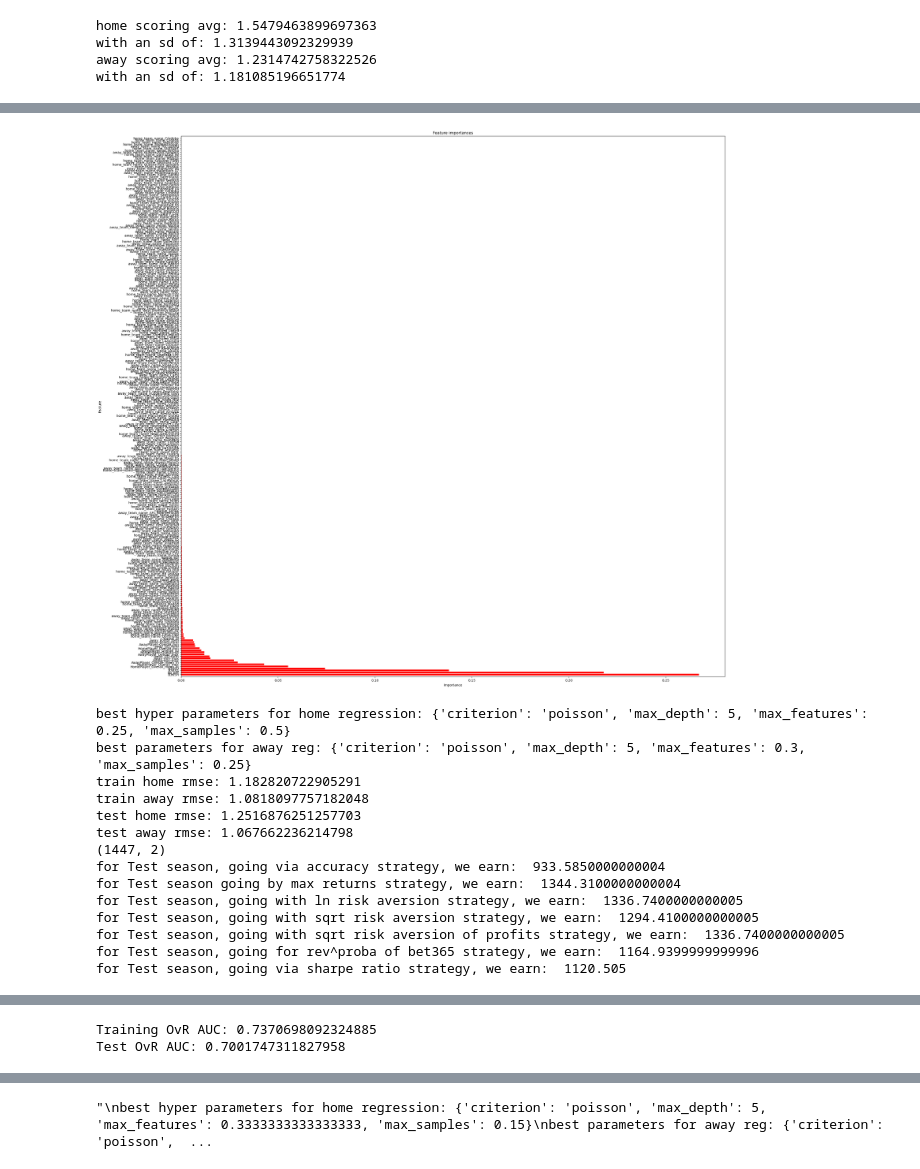
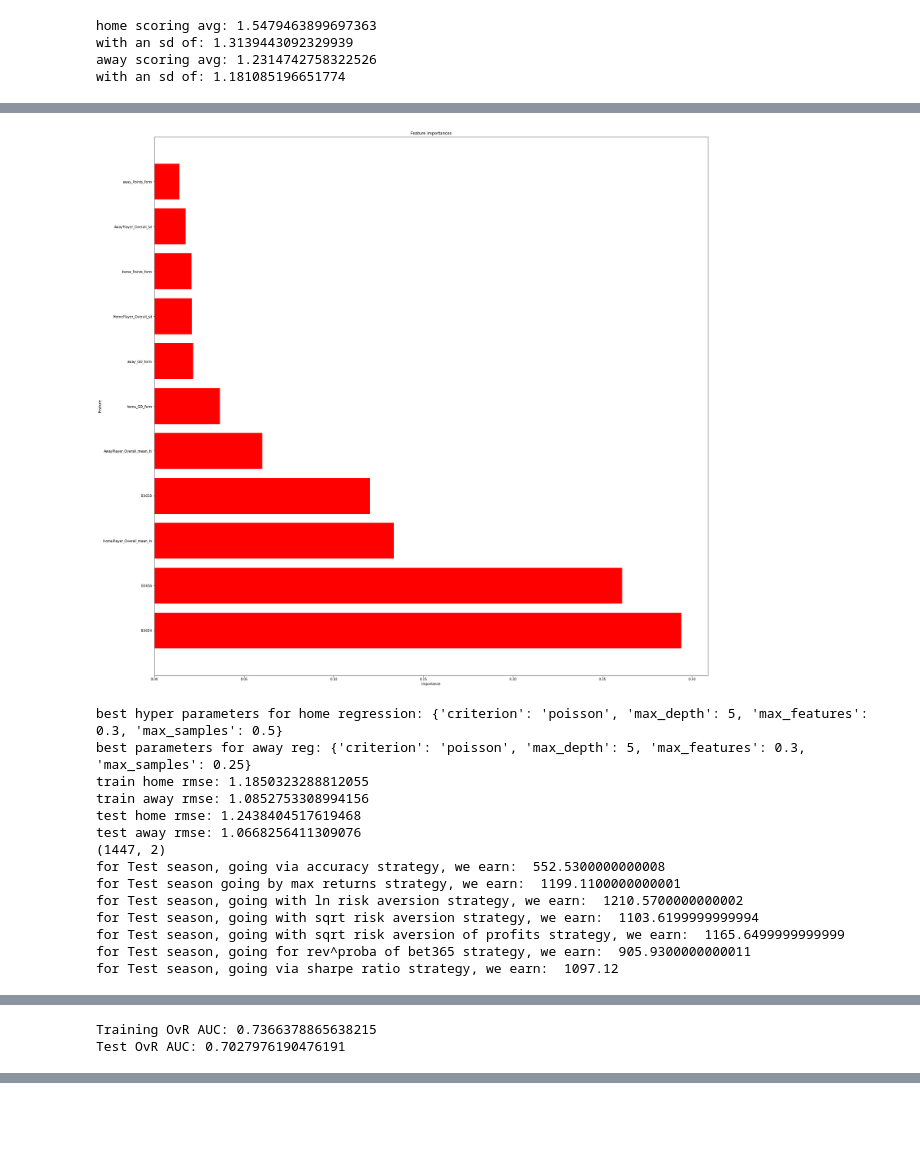
Before and after one commit to YuvalRubinstein99/Football-stats-project, a Jupyter notebook: prediction_binary.ipynb, the cells around one changed output, grey strips where cells are left out. Saved outputs shown, nothing was run; the diff lists cells and outputs as text; code cells hidden in the pictures; blank space fills up the shorter version.

Commit message:
updates on different types of models - rf still works best

```diff
--- a/prediction_binary.ipynb
+++ b/prediction_binary.ipynb
@@ -128,6 +132,8 @@ plt.show()
 # filtered_data = train[(train['bo_diff'] >= lower_percentile) & (train['bo_diff'] <= upper_percentile)]
 
 # train.drop(['difference', 'bo_diff'], axis=1, inplace=True)
+# %%
+train.drop(['bo_diff'], axis=1, inplace=True)
 # %%
 train_back_up = train.copy()
 test_back_up = test.copy()
@@ -144,18 +150,18 @@ print(set(list(test['home_team_name'])+list( train['home_team_name'])))
 encoder = OneHotEncoder(sparse_output=False, handle_unknown='ignore')
 
 # One-hot encode 'home_team_name'
-encoded = encoder.fit_transform(train[['home_team_name', 'away_team_name', 'league']])
-encoded_df = pd.DataFrame(encoded, columns=encoder.get_feature_names_out(['home_team_name', 'away_team_name','league']))
-encoded_test = encoder.transform(test[['home_team_name', 'away_team_name', 'league']])
-encoded_test_df = pd.DataFrame(encoded_test, columns=encoder.get_feature_names_out(['home_team_name', 'away_team_name', 'league']))
+encoded = encoder.fit_transform(train[['home_team_name', 'away_team_name']])
+encoded_df = pd.DataFrame(encoded, columns=encoder.get_feature_names_out(['home_team_name', 'away_team_name']))
+encoded_test = encoder.transform(test[['home_team_name', 'away_team_name']])
+encoded_test_df = pd.DataFrame(encoded_test, columns=encoder.get_feature_names_out(['home_team_name', 'away_team_name']))
 with open('encoder', 'wb') as f:
     pickle.dump(encoder, f)
 # Concatenate the encoded columns with the original DataFrame
-train = pd.concat([encoded_df, train], axis=1)
-test = pd.concat([encoded_test_df, test], axis=1)
+# train = pd.concat([encoded_df, train], axis=1)
+# test = pd.concat([encoded_test_df, test], axis=1)
 
-train.drop(['home_team_name', 'away_team_name', 'league'], axis=1, inplace=True)
-test.drop(['home_team_name', 'away_team_name', 'league'], axis=1, inplace=True)
+train.drop(['home_team_name', 'away_team_name'], axis=1, inplace=True)
+test.drop(['home_team_name', 'away_team_name'], axis=1, inplace=True)
 
 test = test[train.columns]
 # %%
@@ -183,11 +189,8 @@ print(train.shape)
 # %%
 betting_data_test = test[['B365A', 'B365D', 'B365H']]
-betting_data_test['B365A'] += betting_data_test['B365D']
-betting_data_test['B365A'] /=2
 
 betting_data_test.drop('B365D', axis=1,inplace=True)
 betting_data_train = train[['B365A', 'B365D', 'B365H']]
-betting_data_train['B365A'] += betting_data_train['B365D']
-betting_data_train['B365A'] /=2
+
 betting_data_train.drop('B365D', axis=1,inplace=True)
 # %% [output]
@@ -830,11 +824,11 @@ with an sd of: 1.181085196651774
 from sklearn.ensemble import RandomForestRegressor
 
 home_reg = GridSearchCV(RandomForestRegressor(n_estimators=200),
-                        param_grid= {'criterion': ['poisson'], 'max_depth': [5], 'max_features': [0.02, 0.07, .15, .25, 0.3], 'max_samples': [0.5]},
+                        param_grid= {'criterion': ['poisson'], 'max_depth': [5, 10, None], 'max_features': [0.02, 0.07, .15, .25, 0.3], 'max_samples': [0.5]},
                         scoring='neg_mean_squared_error', cv=3, verbose=3)
 
 away_reg =GridSearchCV(RandomForestRegressor(n_estimators=200),
-                        param_grid={'criterion': ['poisson'], 'max_depth': [5], 'max_features': [0.02, 0.07, .15,.25, 0.3], 'max_samples': [0.25]},
+                        param_grid={'criterion': ['poisson'], 'max_depth': [5, 10, None], 'max_features': [0.02, 0.07, .15,.25, 0.3], 'max_samples': [0.25]},
                         scoring='neg_mean_squared_error', cv=3, verbose=3)
 
 
@@ -1042,54 +1031,54 @@ test_match_gaps = test_gaps[test_matches]
 plt.figure(figsize=(16, 16))
 
 plt.subplot(2, 2, 1)
-sns.kdeplot(train_mismatch_gaps, shade=True, color='blue', label='Mismatched')
-sns.kdeplot(train_match_gaps, shade=True, color='green', label='Matched')
+sns.kdeplot(train_mismatch_gaps, fill=True, color='blue', label='Mismatched')
+sns.kdeplot(train_match_gaps, fill=True, color='green', label='Matched')
 plt.xlabel('Gap (Max Proba - Min Proba)')
 plt.ylabel('Density')
 plt.title('Gap Density Distribution for Train Instances')
 plt.legend()
 
 plt.subplot(2, 2, 2)
-sns.kdeplot(test_mismatch_gaps, shade=True, color='red', label='Mismatched')
-sns.kdeplot(test_match_gaps, shade=True, color='orange', label='Matched')
+sns.kdeplot(test_mismatch_gaps, fill=True, color='red', label='Mismatched')
+sns.kdeplot(test_match_gaps, fill=True, color='orange', label='Matched')
 plt.xlabel('Gap (Max Proba - Min Proba)')
 plt.ylabel('Density')
 plt.title('Gap Density Distribution for Test Instances')
 plt.legend()
 
 plt.subplot(2, 2, 3)
-sns.kdeplot(train_mismatch_gaps, shade=True, color='blue', label='Mismatched')
+sns.kdeplot(train_mismatch_gaps, fill=True, color='blue', label='Mismatched')
 plt.xlabel('Gap (Max Proba - Min Proba)')
 plt.ylabel('Density')
 plt.title('Gap Density Distribution for Mismatched Train Instances')
 plt.legend()
 
 plt.subplot(2, 2, 4)
-sns.kdeplot(test_mismatch_gaps, shade=True, color='red', label='Mismatched')
+sns.kdeplot(test_mismatch_gaps, fill=True, color='red', label='Mismatched')
 plt.xlabel('Gap (Max Proba - Min Proba)')
 plt.ylabel('Density')
 plt.title('Gap Density Distribution for Mismatched Test Instances')
 plt.legend()
 
 plt.tight_layout()
 plt.show()
 '''
 best hyper parameters for home regression: {'criterion': 'poisson', 'max_depth': 5, 'max_features': 0.3333333333333333, 'max_samples': 0.15}
 best parameters for away reg: {'criterion': 'poisson', 'max_depth': 5, 'max_features': 0.3333333333333333, 'max_samples': 0.2}
 '''
 # %% [output]
-[figure, old version]
+[figure, new version]
-best hyper parameters for home regression: {'criterion': 'poisson', 'max_depth': 5, 'max_features': 0.25, 'max_samples': 0.5}
+best hyper parameters for home regression: {'criterion': 'poisson', 'max_depth': 5, 'max_features': 0.3, 'max_samples': 0.5}
 best parameters for away reg: {'criterion': 'poisson', 'max_depth': 5, 'max_features': 0.3, 'max_samples': 0.25}
-train home rmse: 1.182820722905291
-train away rmse: 1.0818097757182048
-test home rmse: 1.2516876251257703
-test away rmse: 1.067662236214798
+train home rmse: 1.1850323288812055
+train away rmse: 1.0852753308994156
+test home rmse: 1.2438404517619468
+test away rmse: 1.0668256411309076
 (1447, 2)
-for Test season, going via accuracy strategy, we earn:  933.5850000000004
-for Test season going by max returns strategy, we earn:  1344.3100000000004
-for Test season, going with ln risk aversion strategy, we earn:  1336.7400000000005
-for Test season, going with sqrt risk aversion strategy, we earn:  1294.4100000000005
-for Test season, going with sqrt risk aversion of profits strategy, we earn:  1336.7400000000005
-for Test season, going for rev^proba of bet365 strategy, we earn:  1164.9399999999996
-for Test season, going via sharpe ratio strategy, we earn:  1120.505
+for Test season, going via accuracy strategy, we earn:  552.5300000000008
+for Test season going by max returns strategy, we earn:  1199.1100000000001
+for Test season, going with ln risk aversion strategy, we earn:  1210.5700000000002
+for Test season, going with sqrt risk aversion strategy, we earn:  1103.6199999999994
+for Test season, going with sqrt risk aversion of profits strategy, we earn:  1165.6499999999999
+for Test season, going for rev^proba of bet365 strategy, we earn:  905.9300000000011
+for Test season, going via sharpe ratio strategy, we earn:  1097.12
@@ -1099,2 +1088,2 @@ for Test season, going via sharpe ratio strategy, we earn:  1120.505
-Training OvR AUC: 0.7370698092324885
-Test OvR AUC: 0.7001747311827958
+Training OvR AUC: 0.7366378865638215
+Test OvR AUC: 0.7027976190476191
@@ -1119,4 +1092,3 @@ This will become an error in seaborn v0.14.0; please update your code.
-"\nbest hyper parameters for home regression: {'criterion': 'poisson', 'max_depth': 5, 'max_features': 0.3333333333333333, 'max_samples': 0.15}\nbest parameters for away reg: {'criterion': 'poisson',  ...
 # %%
 # # ## Save the model
 
```
Also changed, not shown: parts of 29 cells of this notebook, 9 other files.
